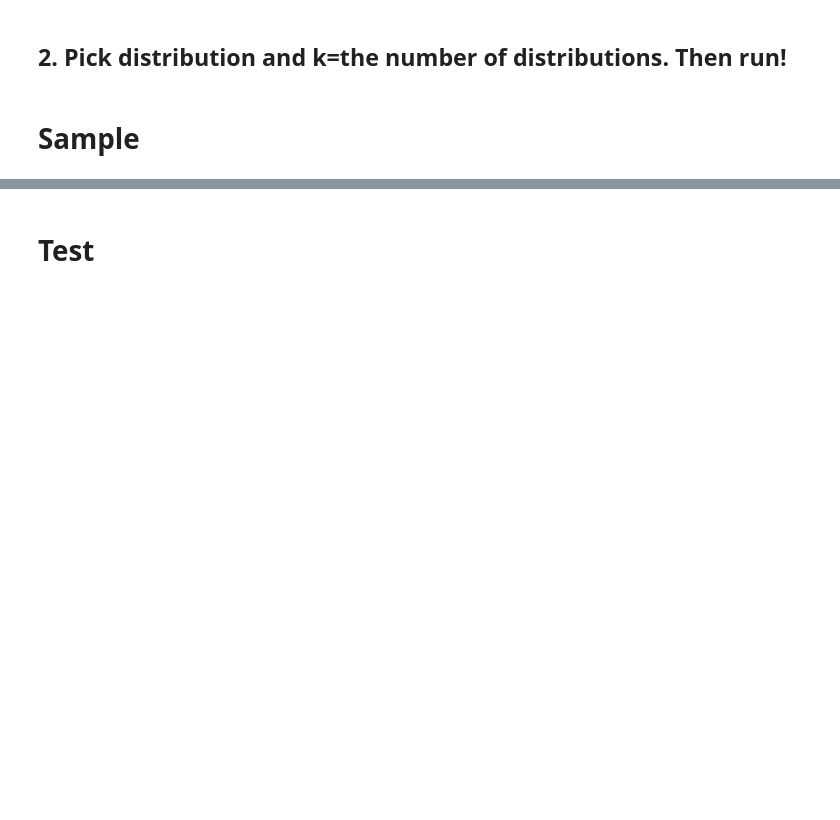
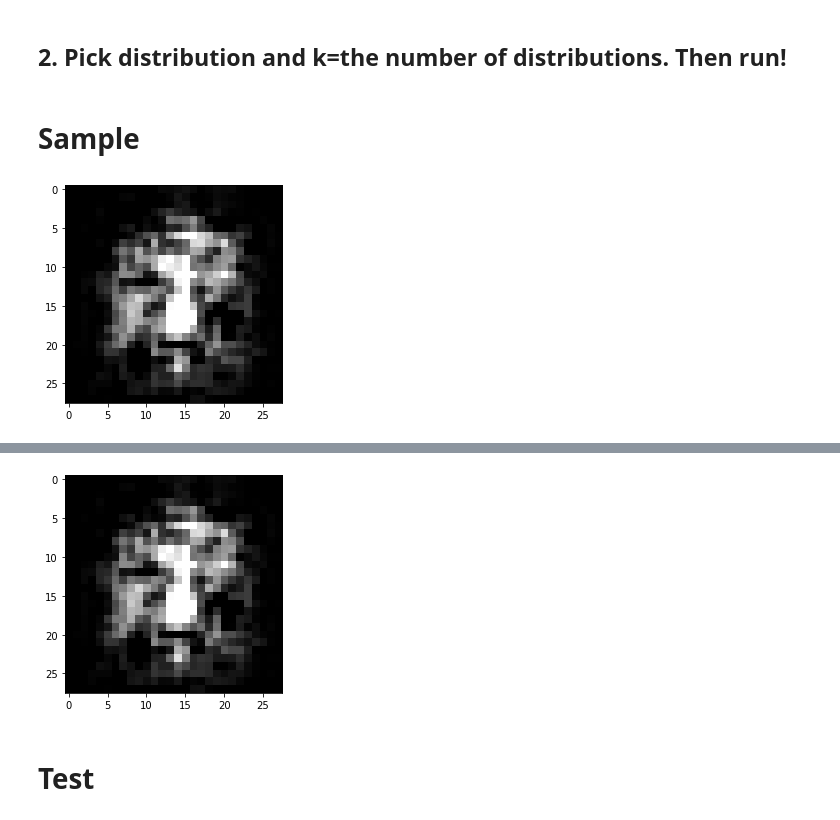
Before and after one commit to aciobanusebi/mle-inpainting, a Jupyter notebook: mle_inpainting_small_medium.ipynb, the cells around one changed output, grey strips where cells are left out. Saved outputs shown, nothing was run; the diff lists cells and outputs as text; code cells hidden in the pictures; blank space fills up the shorter version.

```diff
--- a/mle_inpainting_small_medium.ipynb
+++ b/mle_inpainting_small_medium.ipynb
@@ -2680,32 +2680,47 @@ elif distributionName == "PixelCnn":
 # %%
 #@title Pick...
 %%time
 
-useModelFromMemory = False #@param {type:"boolean"}
-dataName = "CelebaGray" #@param ["Mnist", "CelebaGray", "Cifar10", "Celeba"]
-distributionName = "NormalChannels" #@param ["Normal", "NormalChannels", "MatrixNormalChannelsFaster", "MatrixNormalChannels", "PixelCnn"]
+modelLocation = "web" #@param ["web", "memory", "your Google Drive account"]
+dataName = "Mnist" #@param ["Mnist", "CelebaGray", "Cifar10", "Celeba"]
+distributionName = "MatrixNormalChannels" #@param ["Normal", "NormalChannels", "MatrixNormalChannelsFaster", "MatrixNormalChannels", "PixelCnn"]
 k=1
 # k = 1 #@param {type:"slider", min:1, max:2, step:1}
 save = True #@param {type:"boolean"}
 
+useModelFromMemory = False
+if modelLocation == "web":
+  import os
+  directory = "serialized-models"
+  if not os.path.isdir(directory):
+    !wget --load-cookies /tmp/cookies.txt "https://docs.google.com/uc?export=download&confirm=$(wget --quiet --save-cookies /tmp/cookies.txt --keep-session-cookies --no-check-certificate 'https://docs.google.com/uc?export=download&id=1Rr0AMwE9jN57EPc8LABRDqaSwDdMjy3d' -O- | sed -rn 's/.*confirm=([0-9A-Za-z_]+).*/\1\n/p')&id=1Rr0AMwE9jN57EPc8LABRDqaSwDdMjy3d" -O serialized-models-20200615T073536Z-001.zip && rm -rf /tmp/cookies.txt
+    !unzip serialized-models-20200615T073536Z-001.zip
+  location = "serialized-models/"
+elif modelLocation == "memory":
+  useModelFromMemory = True
+else:
+  location = 'drive/My Drive/serialized-models/'
 
-if not useModelFromMemory:
+if modelLocation == "web":
   bugSwap = True
 
 if not useModelFromMemory:
-  from google.colab import drive
-  drive.mount('drive')
-  r = deserialize(dataName,distributionName,k)
+  if modelLocation != "web":
+    from google.colab import drive
+    drive.mount('drive')
+  r = deserialize(dataName,distributionName,k,location=location)
+
 if distributionName == "Normal" or distributionName == "NormalChannels":
   sampledImage = SampleFromNormalDistributionChannels().sample(r)
 elif distributionName == "MatrixNormalChannelsFaster" or distributionName == "MatrixNormalChannels":
   sampledImage = SampleFromMatrixNormalDistributionChannels().sample(r)
 elif distributionName == "PixelCnn":
   sampledImage = SampleFromPixelCnnDistribution().sample(r)
 
 plt.imshow(sampledImage,cmap="gray")
 
 if save:
   plt.savefig('sample_{}_{}_{}.eps'.format(dataName,distributionName,k), format='eps')
   plt.savefig('sample_{}_{}_{}.jpg'.format(dataName,distributionName,k), format='jpg')
 # %% [output]
+[figure, added]
@@ -2713,3 +2729,4 @@ Drive already mounted at drive; to attempt to forcibly remount, call drive.mount
+[figure, added]
 # %% [markdown]
 # Test
 # %% [markdown]
```
Also changed, not shown: parts of 1 cell of this notebook, 1 other file.
